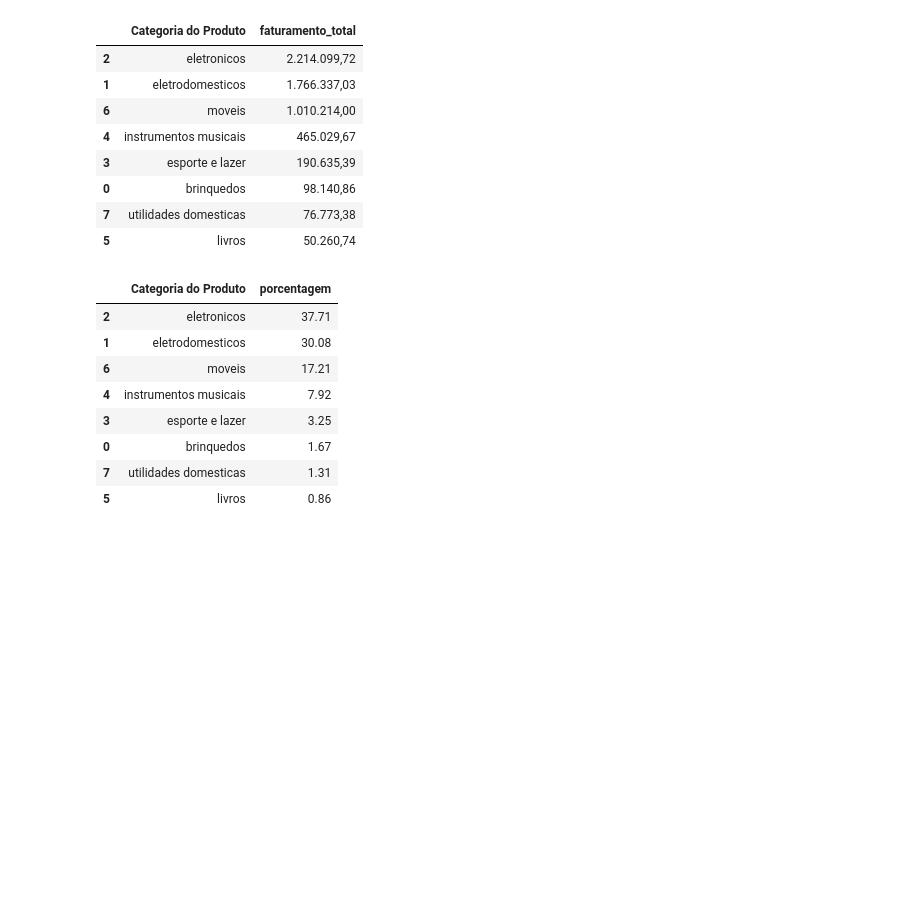
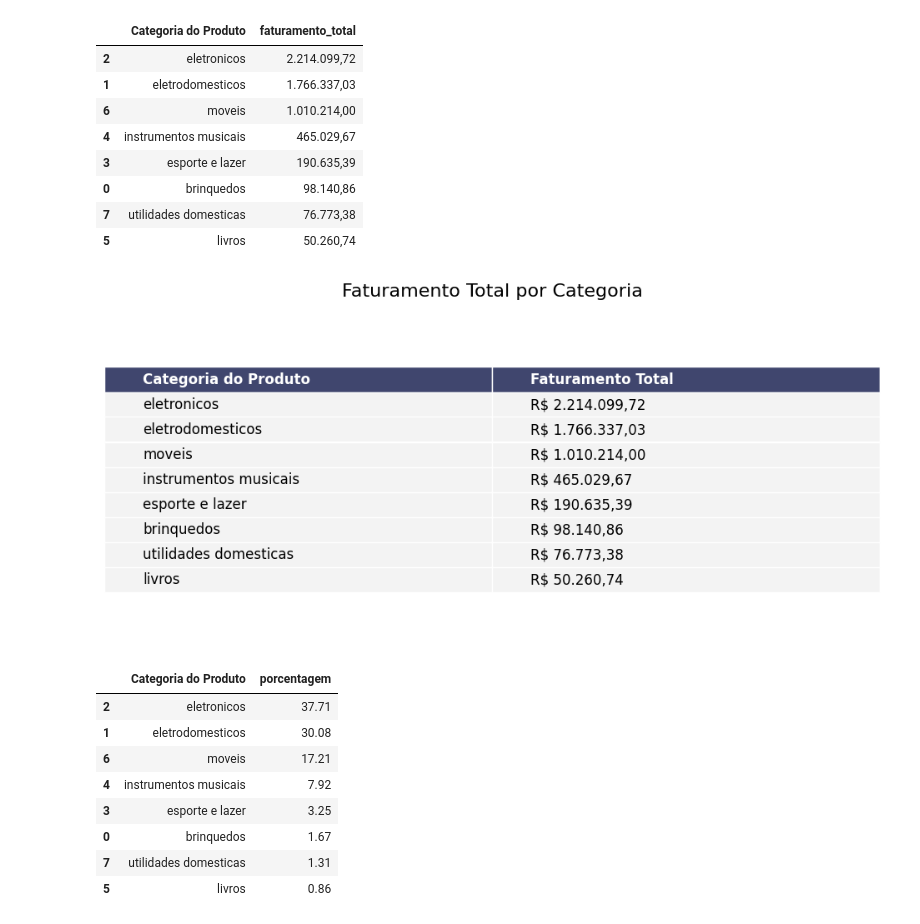
Before and after one commit to wallacee20/Challenge-Data-Science1, a Jupyter notebook: AluraStoreBrasil.ipynb, the cells around one changed output. Cells and saved outputs as stored; diff of their text form; code cells hidden in the pictures; blank space fills up the shorter version.

```diff
--- a/AluraStoreBrasil.ipynb
+++ b/AluraStoreBrasil.ipynb
@@ -206,6 +206,41 @@ display(faturamento_por_categoria.style.format(
 | 0 | brinquedos | 98.140,86 |
 | 7 | utilidades domesticas | 76.773,38 |
 | 5 | livros | 50.260,74 |
+# %%
+# Definir os rótulos das colunas
+col_labels = ['Categoria do Produto', 'Faturamento Total']
+
+# 3. Criar o gráfico de tabela
+fig, ax = plt.subplots(figsize=(10, 5))
+ax.axis('tight')
+ax.axis('off')
+
+# Criar o objeto da tabela
+the_table = ax.table(cellText=cell_text,
+                     colLabels=col_labels,
+                     loc='center',
+                     cellLoc='left',
+                     colLoc='left')
+
+# 4. Estilizar a tabela
+the_table.auto_set_font_size(False)
+the_table.set_fontsize(12)
+the_table.scale(1.2, 1.8) #
+
+# Estilizar as células
+for (i, j), cell in the_table.get_celld().items():
+    if i == 0:
+        cell.set_text_props(weight='bold', color='white')
+        cell.set_facecolor('#40466e')
+    else: # Linhas de dados
+        cell.set_facecolor('#f3f3f3')
+    cell.set_edgecolor('w')
+
+# Adicionar um título
+ax.set_title('Faturamento Total por Categoria', fontsize=16, pad=20)
+plt.show()
+# %% [output]
+[figure, added]
 # %%
 # Calucula a porcentagem de cada categoria no faturamento total
 soma_total = faturamento_por_categoria['faturamento_total'].sum()
```
Also changed, not shown: parts of 1 cell of this notebook.
